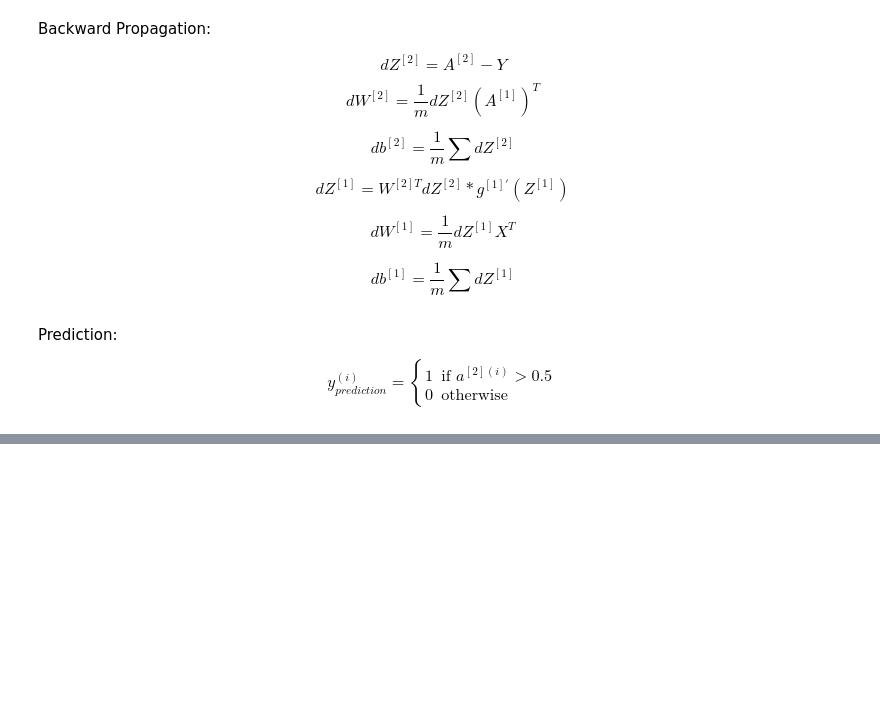
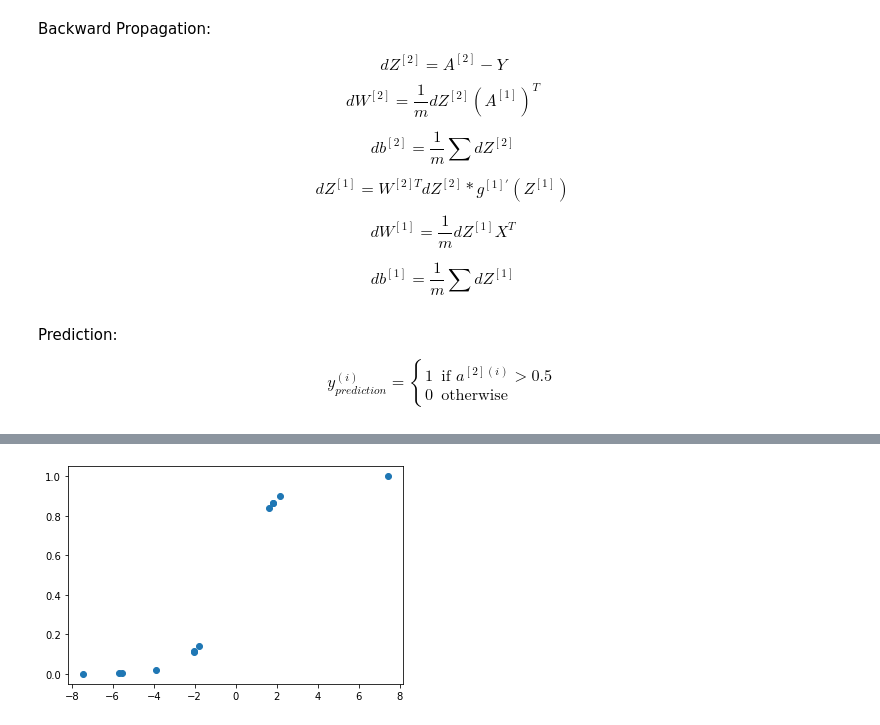
Before and after one commit to ReidZaffino/SHIELD_RZ, a Jupyter notebook: Basic Neural Network.ipynb, the cells around one changed output, grey strips where cells are left out. Saved outputs shown, nothing was run; the diff lists cells and outputs as text; code cells hidden in the pictures; blank space fills up the shorter version.

```diff
--- a/Basic Neural Network.ipynb
+++ b/Basic Neural Network.ipynb
@@ -259,7 +275,7 @@ Prediction:
 
 $$y^{(i)}_{prediction} = \begin{cases} 1 & \mbox{if } a^{[2](i)} > 0.5 \\ 0 & \mbox{otherwise } \end{cases}\tag{5}$$
 # %%
-def predict(parameters, X):
+def predict(parameters, X, n_h, ss = False):
     """
     Using the learned parameters, predicts a class for each example in X
 
@@ -271,7 +287,7 @@ def predict(parameters, X):
     predictions -- vector of predictions of our model (0 / 1)
     """
 
-    A2, cache = forward_propagation(X, parameters)
+    A2, cache = forward_propagation(X, parameters, n_h, ss)
     predictions = (A2 > 0.5).astype(int)
 
     return predictions
@@ -307,0 +320,4 @@ p5 = predict(n5, X)
+# %%
+p1 = predict(n1, X, 3)
+# %% [output]
+[figure, added]
```
Also changed, not shown: parts of 21 cells of this notebook.
